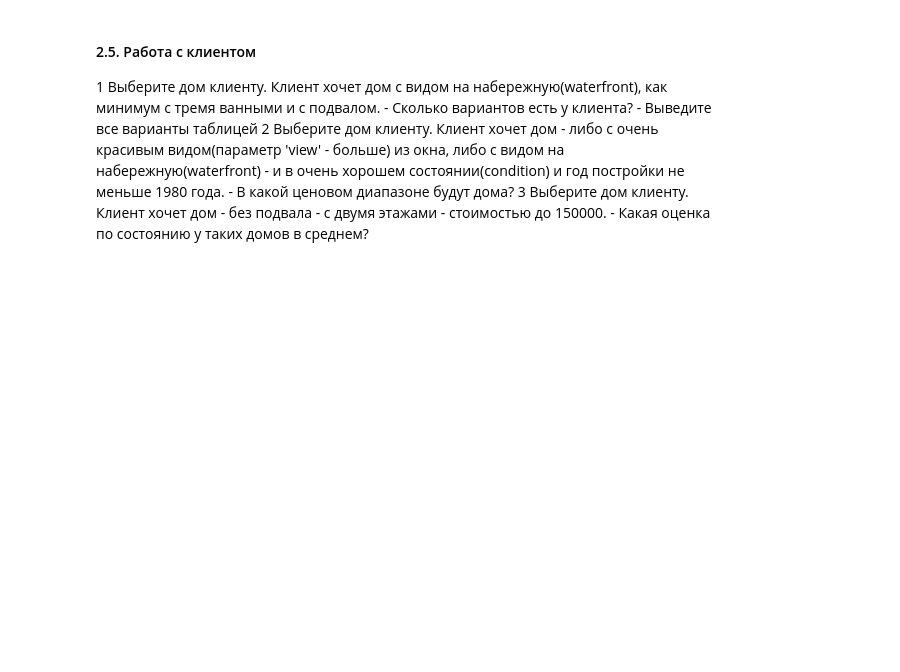
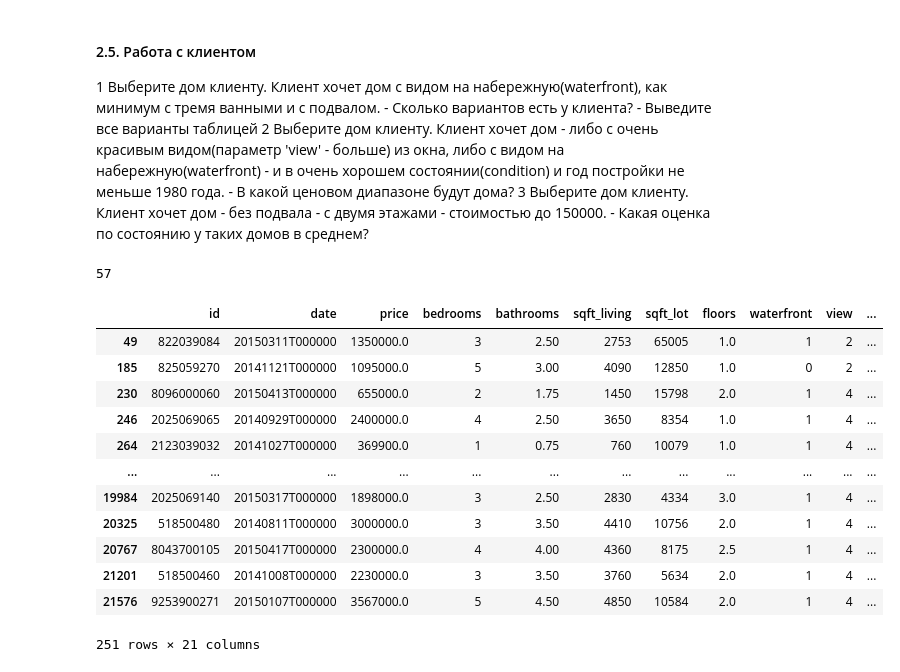
Before and after one commit to Nelli25/lesson_01_pa, a Jupyter notebook: Lesson_02/HomeWork_02.ipynb, the cells around one changed output. Cells and saved outputs as stored; diff of their text form; code cells hidden in the pictures; blank space fills up the shorter version.

```diff
--- a/Lesson_02/HomeWork_02.ipynb
+++ b/Lesson_02/HomeWork_02.ipynb
@@ -194,3 +194,23 @@ p10 - p4
     - с двумя этажами
     - стоимостью до 150000.
     - Какая оценка по состоянию у таких домов в среднем?
+# %%
+df[(df['waterfront'] == 1) & (df['bathrooms'] >= 3) & (df['bathrooms'] != 0)].shape[0]
+# %% [output]
+57
+# %%
+df[(df['waterfront'] == 1) | (df['view'] > 0) & (df['condition'] > 3) & (df['yr_built'] > 1980) ].head()
+# %% [output]
+|  | id | date | price | bedrooms | bathrooms | sqft_living | sqft_lot | floors | waterfront | view | ... |
+| 49 | 822039084 | 20150311T000000 | 1350000.0 | 3 | 2.50 | 2753 | 65005 | 1.0 | 1 | 2 | ... |
+| 185 | 825059270 | 20141121T000000 | 1095000.0 | 5 | 3.00 | 4090 | 12850 | 1.0 | 0 | 2 | ... |
+| 230 | 8096000060 | 20150413T000000 | 655000.0 | 2 | 1.75 | 1450 | 15798 | 2.0 | 1 | 4 | ... |
+| 246 | 2025069065 | 20140929T000000 | 2400000.0 | 4 | 2.50 | 3650 | 8354 | 1.0 | 1 | 4 | ... |
+| 264 | 2123039032 | 20141027T000000 | 369900.0 | 1 | 0.75 | 760 | 10079 | 1.0 | 1 | 4 | ... |
+| ... | ... | ... | ... | ... | ... | ... | ... | ... | ... | ... | ... |
+| 19984 | 2025069140 | 20150317T000000 | 1898000.0 | 3 | 2.50 | 2830 | 4334 | 3.0 | 1 | 4 | ... |
+| 20325 | 518500480 | 20140811T000000 | 3000000.0 | 3 | 3.50 | 4410 | 10756 | 2.0 | 1 | 4 | ... |
+| 20767 | 8043700105 | 20150417T000000 | 2300000.0 | 4 | 4.00 | 4360 | 8175 | 2.5 | 1 | 4 | ... |
+| 21201 | 518500460 | 20141008T000000 | 2230000.0 | 3 | 3.50 | 3760 | 5634 | 2.0 | 1 | 4 | ... |
+| 21576 | 9253900271 | 20150107T000000 | 3567000.0 | 5 | 4.50 | 4850 | 10584 | 2.0 | 1 | 4 | ... |
+251 rows × 21 columns
```
Also changed, not shown: parts of 1 cell of this notebook, 1 other file.
